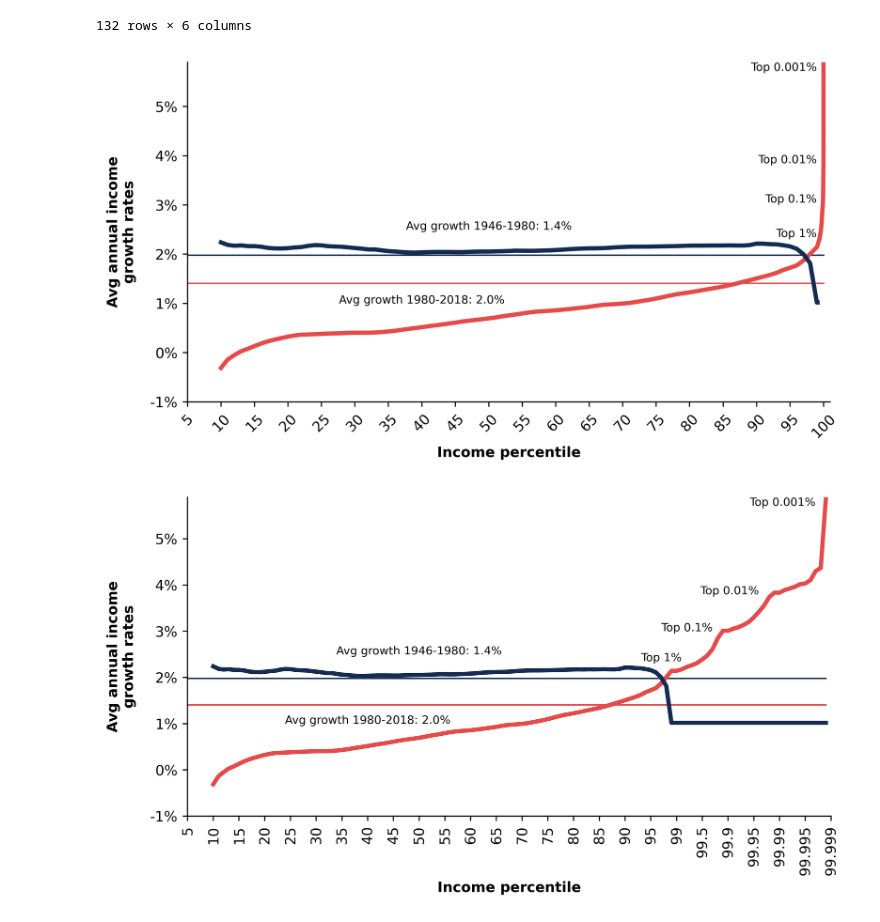
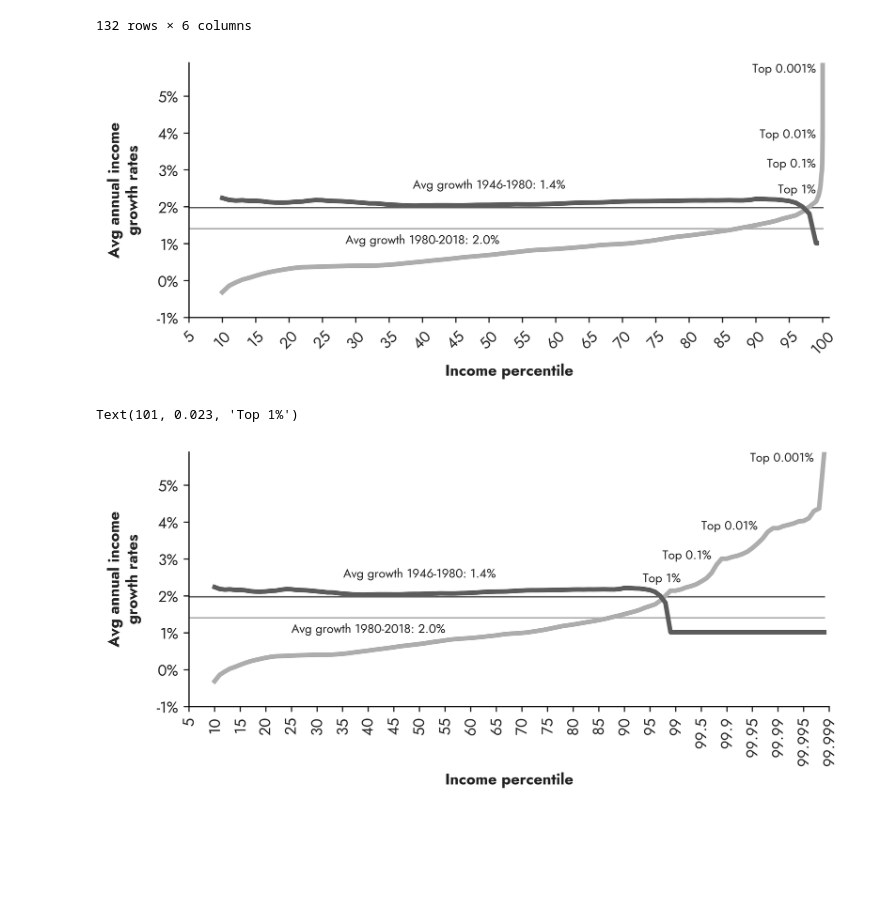
Before and after one commit to pluralitybook/plurality, a Jupyter notebook: figs/data/income_and_wealth_inequality/income_and_wealth_inequality.ipynb, the cells around one changed output. Saved outputs shown, nothing was run; the diff lists cells and outputs as text; code cells hidden in the pictures; blank space fills up the shorter version.

```diff
--- a/figs/data/income_and_wealth_inequality/income_and_wealth_inequality.ipynb
+++ b/figs/data/income_and_wealth_inequality/income_and_wealth_inequality.ipynb
@@ -5,14 +9,5 @@ import pandas as pd
 # %%
-plt.rcParams['figure.figsize'] = [7.48, 4.2]
-plt.rcParams['figure.dpi'] = 500
-plt.rcParams['figure.facecolor'] = 'white'
-plt.rcParams['axes.spines.right'] = False
-plt.rcParams['axes.spines.top'] = False
-
-BLUE = "#152B52"
-RED = "#E54B4B"
-
-ANNOTS = dict(color="black", fontsize=8)
+ANNOTS = dict(color=BLACK, fontsize=8)
 # %%
 df = pd.read_excel("SaezZucman2020JEPData.xlsx", sheet_name="DataF4(Growth)", skiprows=3)
 df = df.iloc[:132,0:6]
@@ -33,50 +28,53 @@ df
 | 131 | 100.000 | NaN | NaN | NaN | NaN | ... |
 132 rows × 6 columns
 # %%
+plt = prep_plot()
+
 xs = np.array(df['IncomePercentile'])
 
 # average growth
-plt.plot(xs, np.array(df['Avg_1946-1980']), lw=1, color=BLUE)
-plt.plot(xs, np.array(df['Avg_1980-2018']), lw=1, color=RED)
+plt.plot(xs, np.array(df['Avg_1946-1980']), lw=1, color=GRAY1)
+plt.plot(xs, np.array(df['Avg_1980-2018']), lw=1, color=GRAY2)
 
 # growth by percentiles
-plt.plot(xs, np.array(df['Growth_1980-2018']), lw=3, color=RED)
-plt.plot(xs[0:-30], np.array(df['Growth_1946-1980'])[0:-30], lw=3, color=BLUE)
+plt.plot(xs, np.array(df['Growth_1980-2018']), lw=3, color=GRAY2)
+plt.plot(xs[0:-30], np.array(df['Growth_1946-1980'])[0:-30], lw=3, color=GRAY1)
 
 plt.xlim(5,101)
 plt.xticks(np.arange(5,105,5), rotation=45)
 plt.xlabel("Income percentile", weight='bold')
 
 plt.ylim(-.01,.059)
 plt.yticks([-.01, 0, .01, .02, .03, .04, .05], labels=["-1%", "0%", "1%", "2%", "3%", "4%", "5%"])
 plt.ylabel("Avg annual income\ngrowth rates", rotation=90, labelpad=10, weight='bold')
 
 # annotations
 plt.text(40, .01, "Avg growth 1980-2018: 2.0%", ha='center', **ANNOTS)
 plt.text(50, .025, "Avg growth 1946-1980: 1.4%", ha='center', **ANNOTS)
 plt.text(99, .059, "Top 0.001%", ha='right', va='top', **ANNOTS)
 plt.text(99, .038, "Top 0.01%", ha='right', va='bottom', **ANNOTS)
 plt.text(99, .03, "Top 0.1%", ha='right', va='bottom', **ANNOTS)
 plt.text(99, .021+.002, "Top 1%", ha='right', va='bottom', **ANNOTS)
 
-plt.tight_layout()
 plt.savefig("income.png")
 # %% [output]
-[figure, old version]
+[figure, new version]
 # %%
 # variation
+
+plt = prep_plot()
 
 xaxis = np.arange(len(df))
 percentiles = np.array(df['IncomePercentile'])
 labels = [int(p) if p == int(p) else p for p in percentiles]
 
 # average growth
-plt.plot(xaxis, np.array(df['Avg_1946-1980']), lw=1, color=BLUE)
-plt.plot(xaxis, np.array(df['Avg_1980-2018']), lw=1, color=RED)
+plt.plot(xaxis, np.array(df['Avg_1946-1980']), lw=1, color=GRAY1)
+plt.plot(xaxis, np.array(df['Avg_1980-2018']), lw=1, color=GRAY2)
 
 # growth by percentiles
-plt.plot(xaxis, np.array(df['Growth_1980-2018']), lw=3, color=RED)
-plt.plot(xaxis, np.array(df['Growth_1946-1980']), lw=3, color=BLUE)
+plt.plot(xaxis, np.array(df['Growth_1980-2018']), lw=3, color=GRAY2)
+plt.plot(xaxis, np.array(df['Growth_1946-1980']), lw=3, color=GRAY1)
 
 plt.xlim(5,100)
 plt.xticks(xaxis[5::5], labels=labels[5::5], rotation=90)
@@ -94,7 +92,7 @@ plt.text(116, .038, "Top 0.01%", ha='right', **ANNOTS)
 plt.text(107, .03, "Top 0.1%", ha='right', **ANNOTS)
 plt.text(101, .021+.002, "Top 1%", ha='right', va='bottom', **ANNOTS)
 
-plt.tight_layout()
 #plt.savefig("income.png")
 # %% [output]
+Text(101, 0.023, 'Top 1%')
-[figure, old version]
+[figure, new version]
```
Also changed, not shown: parts of 1 cell of this notebook, 8 other files.
